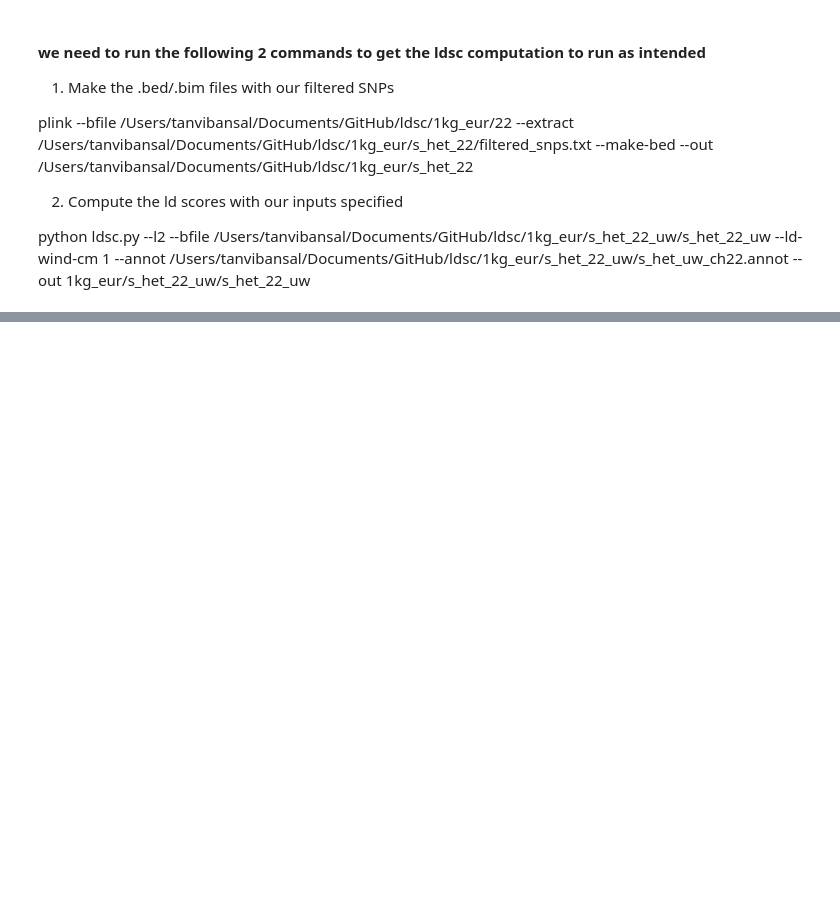
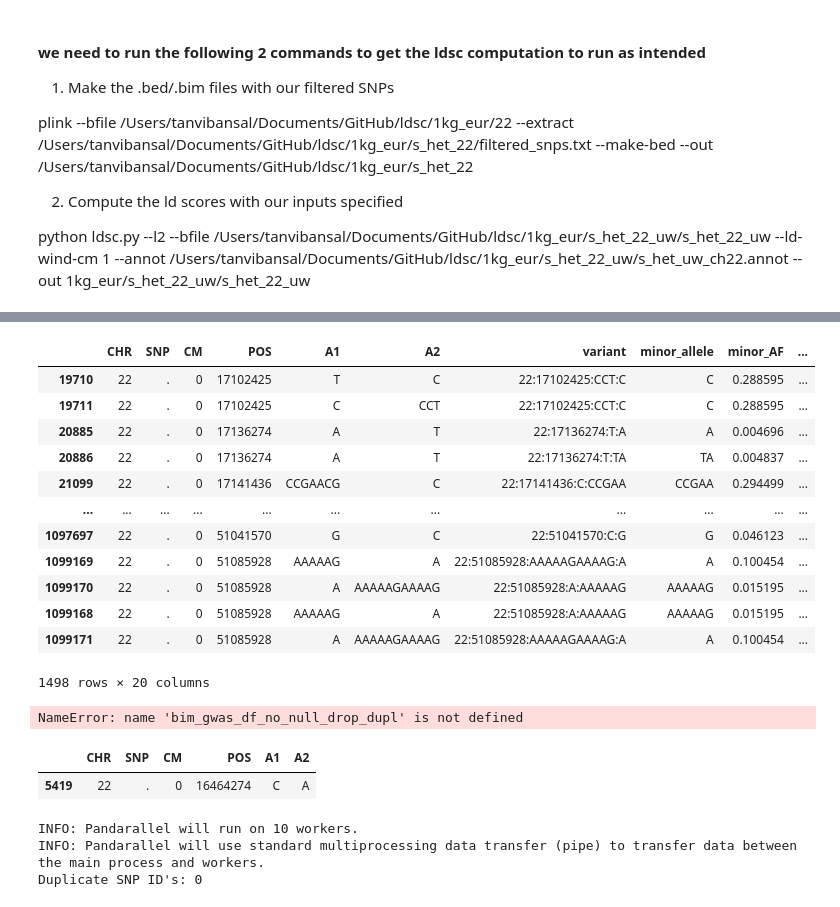
Before and after one commit to ojkafka/Capstone, a Jupyter notebook: Nearest Genes.ipynb, the cells around one changed output, grey strips where cells are left out. Drawn from its saved outputs; the diff is of its cells as text; code cells hidden in the pictures; blank space fills up the shorter version.

```diff
--- a/Nearest Genes.ipynb
+++ b/Nearest Genes.ipynb
@@ -518,0 +439,44 @@ annot_df_prep.sort_values(by = "s_het_w.f1",ascending=False)
+# %%
+bim_gwas_df_duplicate
+# %% [output]
+|  | CHR | SNP | CM | POS | A1 | A2 | variant | minor_allele | minor_AF | ... |
+| 19710 | 22 | . | 0 | 17102425 | T | C | 22:17102425:CCT:C | C | 0.288595 | ... |
+| 19711 | 22 | . | 0 | 17102425 | C | CCT | 22:17102425:CCT:C | C | 0.288595 | ... |
+| 20885 | 22 | . | 0 | 17136274 | A | T | 22:17136274:T:A | A | 0.004696 | ... |
+| 20886 | 22 | . | 0 | 17136274 | A | T | 22:17136274:T:TA | TA | 0.004837 | ... |
+| 21099 | 22 | . | 0 | 17141436 | CCGAACG | C | 22:17141436:C:CCGAA | CCGAA | 0.294499 | ... |
+| ... | ... | ... | ... | ... | ... | ... | ... | ... | ... | ... |
+| 1097697 | 22 | . | 0 | 51041570 | G | C | 22:51041570:C:G | G | 0.046123 | ... |
+| 1099169 | 22 | . | 0 | 51085928 | AAAAAG | A | 22:51085928:AAAAAGAAAAG:A | A | 0.100454 | ... |
+| 1099170 | 22 | . | 0 | 51085928 | A | AAAAAGAAAAG | 22:51085928:A:AAAAAG | AAAAAG | 0.015195 | ... |
+| 1099168 | 22 | . | 0 | 51085928 | AAAAAG | A | 22:51085928:A:AAAAAG | AAAAAG | 0.015195 | ... |
+| 1099171 | 22 | . | 0 | 51085928 | A | AAAAAGAAAAG | 22:51085928:AAAAAGAAAAG:A | A | 0.100454 | ... |
+1498 rows × 20 columns
+# %%
+bim_gwas_df_allele_match = bim_gwas_df_no_null.loc[bim_gwas_df_no_null.allele_match ==1]
+
+#now lets check for duplicate variant IDs in our remaining set as the plink extraction will fail if any SNP IDs are repeated
+duplicate_variants = collections.Counter(bim_gwas_df_allele_match.variant.values)
+dvs = [k  for k in duplicate_variants.keys() if duplicate_variants[k] > 1]
+duplicate_variants_df = bim_gwas_df_no_null_drop_dupl.iloc[np.isin(bim_gwas_df_no_null_drop_dupl.variant,dvs)]
+print("Variant ID's with duplicates remaining: %s"%(len(dvs)))
+duplicate_variants_df.head(15)
+
+#we can see that variants with 2 instances are all replicated because A1 and A2 in the .bim file are present in both orders.
+#lets just take the cases where A2 == ref for now
+x = duplicate_variants_df.iloc[1]
+def allele_order_finder(x):
+    if x.A2 == x.ref:
+        out = 1
+    else:
+        out = 0
+    return out
+bim_gwas_df_no_null["allele_ordered"] = bim_gwas_df_no_null.apply(lambda x: allele_order_finder(x),axis=1)
+bim_gwas_df_no_null
+# %% [output]
+NameError: name 'bim_gwas_df_no_null_drop_dupl' is not defined
+# %%
+bim.iloc[np.isin(bim.POS.values, 16464274)]
+# %% [output]
+|  | CHR | SNP | CM | POS | A1 | A2 |
+| 5419 | 22 | . | 0 | 16464274 | C | A |
@@ -518,0 +517,14 @@ annot_df_prep.sort_values(by = "s_het_w.f1",ascending=False)
+# %%
+#run function over each row of the bim dataset
+from pandarallel import pandarallel
+import gc
+pandarallel.initialize(progress_bar = False)
+bim_ids = bim.parallel_apply(lambda x: SNP_id_finder(x, gwas_22),axis=1)
+gc.collect()
+duplicated_bim_ids = collections.Counter(bim_ids)
+duplicate_ids = [k for k in duplicated_bim_ids.keys() if duplicated_bim_ids[k] > 1]
+print("Duplicate SNP ID's: %s"%(len(duplicate_ids)))
+# %% [output]
+INFO: Pandarallel will run on 10 workers.
+INFO: Pandarallel will use standard multiprocessing data transfer (pipe) to transfer data between the main process and workers.
+Duplicate SNP ID's: 0
```
Also changed, not shown: parts of 33 cells of this notebook, 11 other files.
